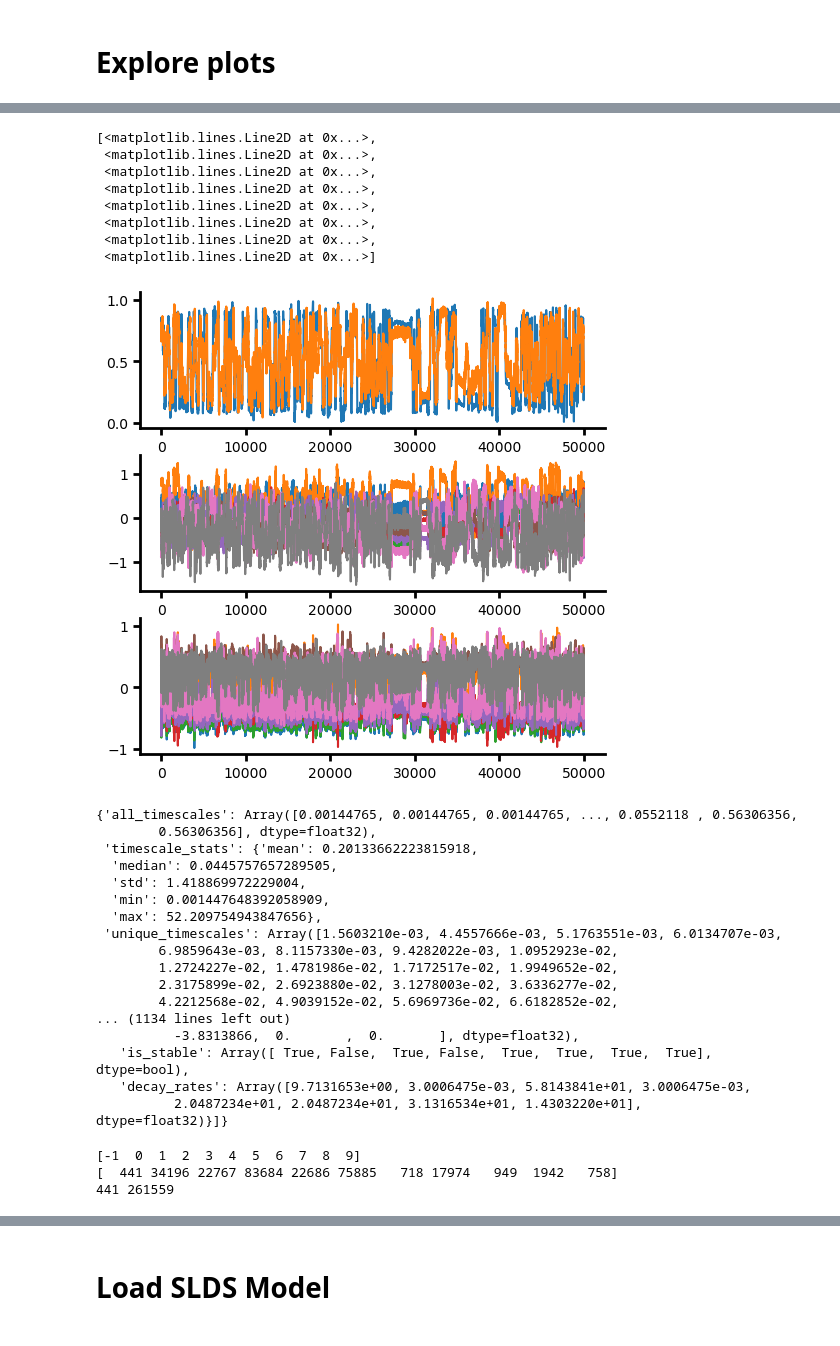
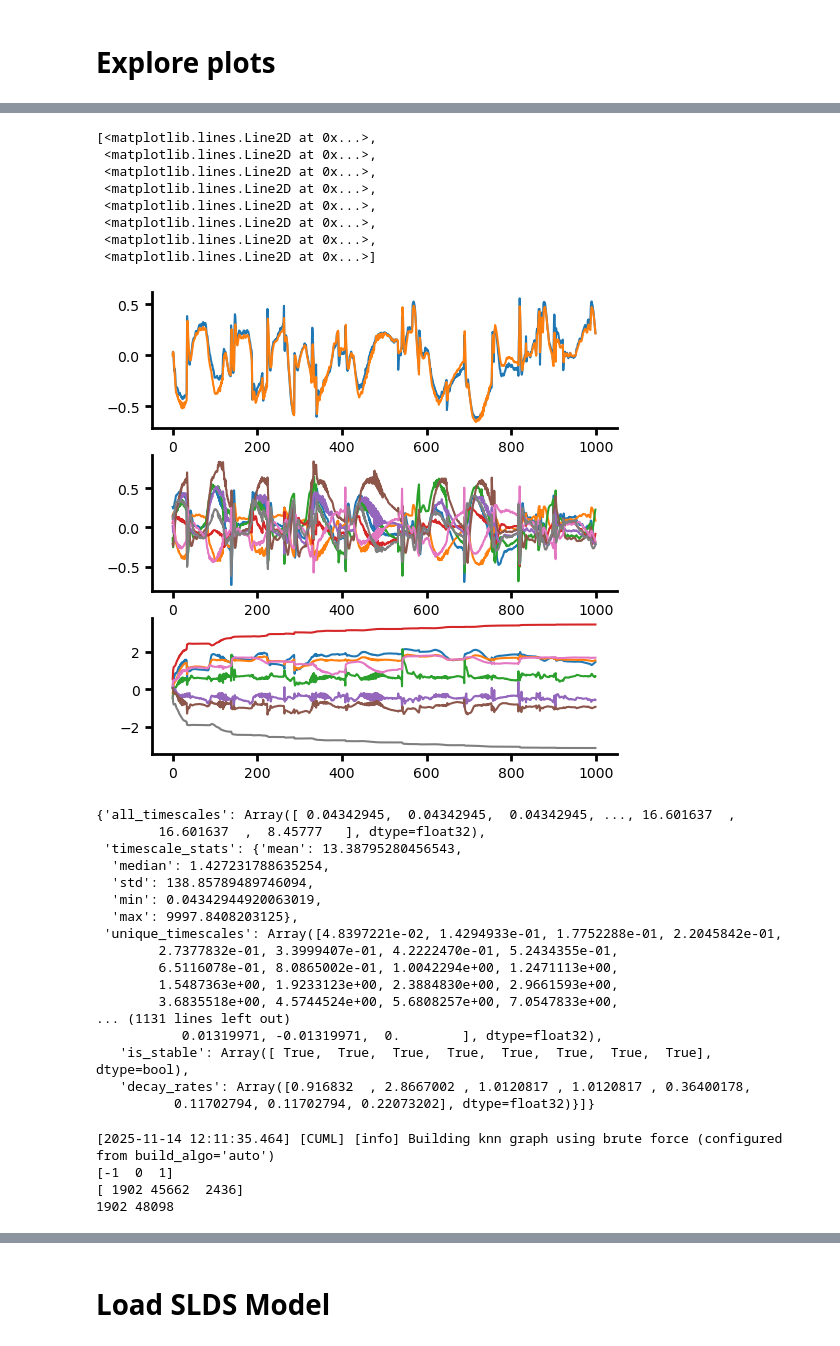
Before and after one commit to elliottabe/TiDHy, a Jupyter notebook: TiDHy_Figures_revision02.ipynb, the cells around one changed output, grey strips where cells are left out. Drawn from its saved outputs; the diff is of its cells as text; code cells hidden in the pictures.

```diff
--- a/TiDHy_Figures_revision02.ipynb
+++ b/TiDHy_Figures_revision02.ipynb
@@ -531,26 +530,26 @@ plt.plot(W[0,:,:])
 # %%
 t = 0
-dt = 50000
-feature = 0
+dt = 1000
+feature = 5
 fig, axs = plt.subplots(3,1,figsize=(6,6))
 ax = axs[0]
 ax.plot(I[ts,t:t+dt,feature],label='I1')
 ax.plot(Ihat[ts,t:t+dt,feature],label='Ihat1')
 ax = axs[1]
 ax.plot(R_hat[ts,t:t+dt,:],label='R_hat')
 ax = axs[2]
 ax.plot(R2_hat[ts,t:t+dt,:],label='R_2hat')
 # ax.plot(Ihat[ts,:10000,2],label='Ihat3')
 # %% [output]
 [<matplotlib.lines.Line2D at 0x...>,
  <matplotlib.lines.Line2D at 0x...>,
  <matplotlib.lines.Line2D at 0x...>,
  <matplotlib.lines.Line2D at 0x...>,
  <matplotlib.lines.Line2D at 0x...>,
  <matplotlib.lines.Line2D at 0x...>,
  <matplotlib.lines.Line2D at 0x...>,
  <matplotlib.lines.Line2D at 0x...>]
-[figure, old version]
+[figure, new version]
 # %%
 fig = plt.figure(figsize=(6,4))
 ax = fig.add_subplot(111, projection='3d')
@@ -595,32 +594,32 @@ ax.set_ylabel('Y')
 ax.set_zlabel('Z')
 plt.show()
 # %%
-effective_results = analyze_effective_timescales(result_dict_single, dt=1/30)
+effective_results = analyze_effective_timescales(result_dict_single, dt=1)
 effective_results
 # %% [output]
-{'all_timescales': Array([0.00144765, 0.00144765, 0.00144765, ..., 0.0552118 , 0.56306356,
-        0.56306356], dtype=float32),
- 'timescale_stats': {'mean': 0.20133662223815918,
-  'median': 0.0445757657289505,
-  'std': 1.418869972229004,
-  'min': 0.001447648392058909,
-  'max': 52.209754943847656},
- 'unique_timescales': Array([1.5603210e-03, 4.4557666e-03, 5.1763551e-03, 6.0134707e-03,
-        6.9859643e-03, 8.1157330e-03, 9.4282022e-03, 1.0952923e-02,
-        1.2724227e-02, 1.4781986e-02, 1.7172517e-02, 1.9949652e-02,
-        2.3175899e-02, 2.6923880e-02, 3.1278003e-02, 3.6336277e-02,
-        4.2212568e-02, 4.9039152e-02, 5.6969736e-02, 6.6182852e-02,
-... (1134 lines left out)
-          -3.8313866,  0.       ,  0.       ], dtype=float32),
-   'is_stable': Array([ True, False,  True, False,  True,  True,  True,  True], dtype=bool),
-   'decay_rates': Array([9.7131653e+00, 3.0006475e-03, 5.8143841e+01, 3.0006475e-03,
-          2.0487234e+01, 2.0487234e+01, 3.1316534e+01, 1.4303220e+01],      dtype=float32)}]}
+{'all_timescales': Array([ 0.04342945,  0.04342945,  0.04342945, ..., 16.601637  ,
+        16.601637  ,  8.45777   ], dtype=float32),
+ 'timescale_stats': {'mean': 13.38795280456543,
+  'median': 1.427231788635254,
+  'std': 138.85789489746094,
+  'min': 0.04342944920063019,
+  'max': 9997.8408203125},
+ 'unique_timescales': Array([4.8397221e-02, 1.4294933e-01, 1.7752288e-01, 2.2045842e-01,
+        2.7377832e-01, 3.3999407e-01, 4.2222470e-01, 5.2434355e-01,
+        6.5116078e-01, 8.0865002e-01, 1.0042294e+00, 1.2471113e+00,
+        1.5487363e+00, 1.9233123e+00, 2.3884830e+00, 2.9661593e+00,
+        3.6835518e+00, 4.5744524e+00, 5.6808257e+00, 7.0547833e+00,
+... (1131 lines left out)
+           0.01319971, -0.01319971,  0.        ], dtype=float32),
+   'is_stable': Array([ True,  True,  True,  True,  True,  True,  True,  True], dtype=bool),
+   'decay_rates': Array([0.916832  , 2.8667002 , 1.0120817 , 1.0120817 , 0.36400178,
+          0.11702794, 0.11702794, 0.22073202], dtype=float32)}]}
 # %%
 import cupy
 
 ts = 0
 scaler = StandardScaler()
-X_scaled = scaler.fit_transform(W[0])
+X_scaled = scaler.fit_transform(R_hat[ts])
 umap = cuml.manifold.UMAP(n_components=6, n_neighbors=25, min_dist=0.05, metric='euclidean')
 reduced_data = umap.fit_transform(X_scaled)
 
@@ -636,7 +635,8 @@ print(l_counts[0], sum(l_counts[1:]))
 soft_label = jnp.argmax(soft_clusters[:,1:].get() if isinstance(soft_clusters, cupy.ndarray) else soft_clusters[:,1:], axis=1)
 reduced_data = reduced_data.get() if isinstance(reduced_data, cupy.ndarray) else reduced_data
 # %% [output]
-[-1  0  1  2  3  4  5  6  7  8  9]
-[  441 34196 22767 83684 22686 75885   718 17974   949  1942   758]
-441 261559
+[2025-11-14 12:11:35.464] [CUML] [info] Building knn graph using brute force (configured from build_algo='auto')
+[-1  0  1]
+[ 1902 45662  2436]
+1902 48098
 # %%
```
Also changed, not shown: parts of 16 cells of this notebook, 14 other files.
